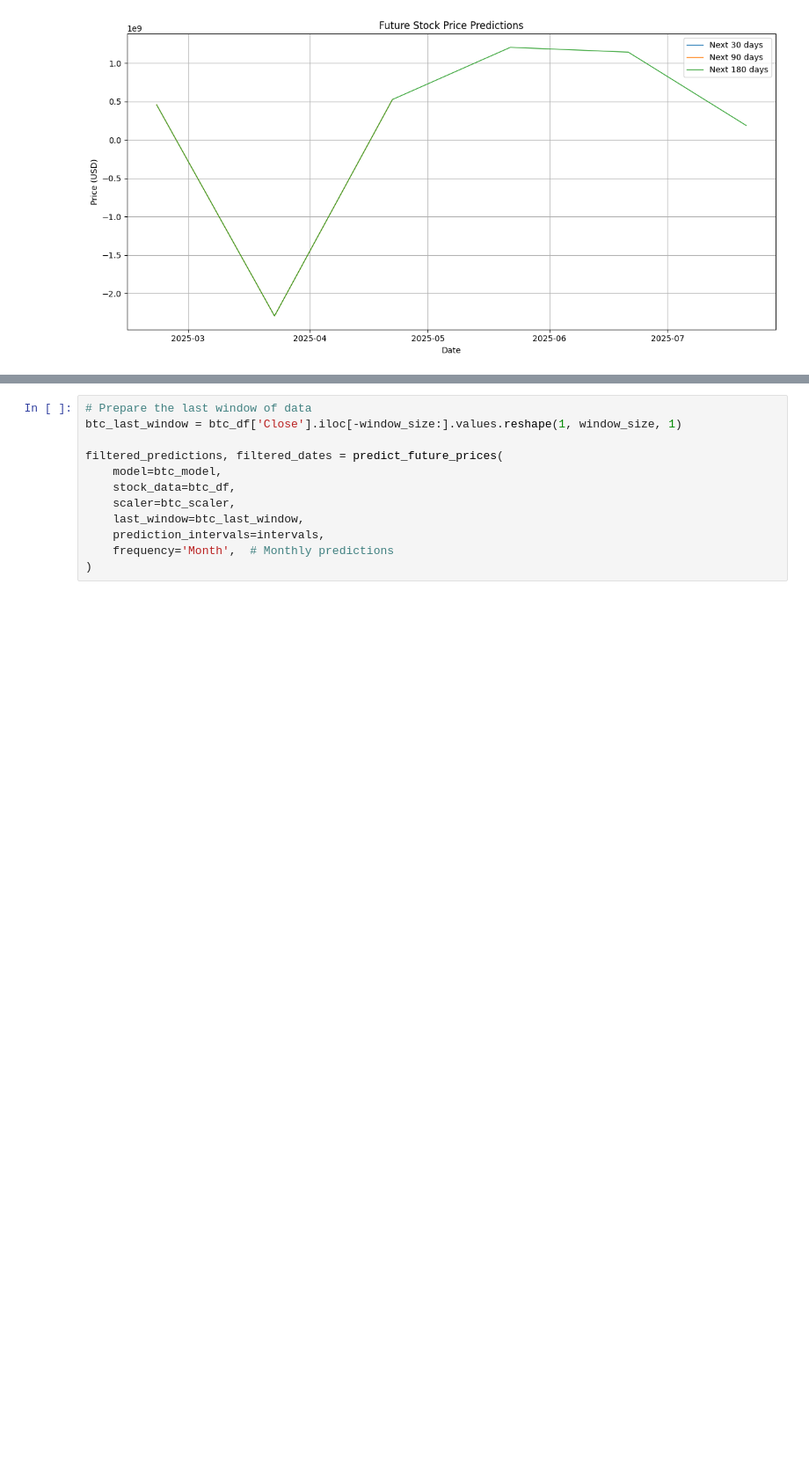
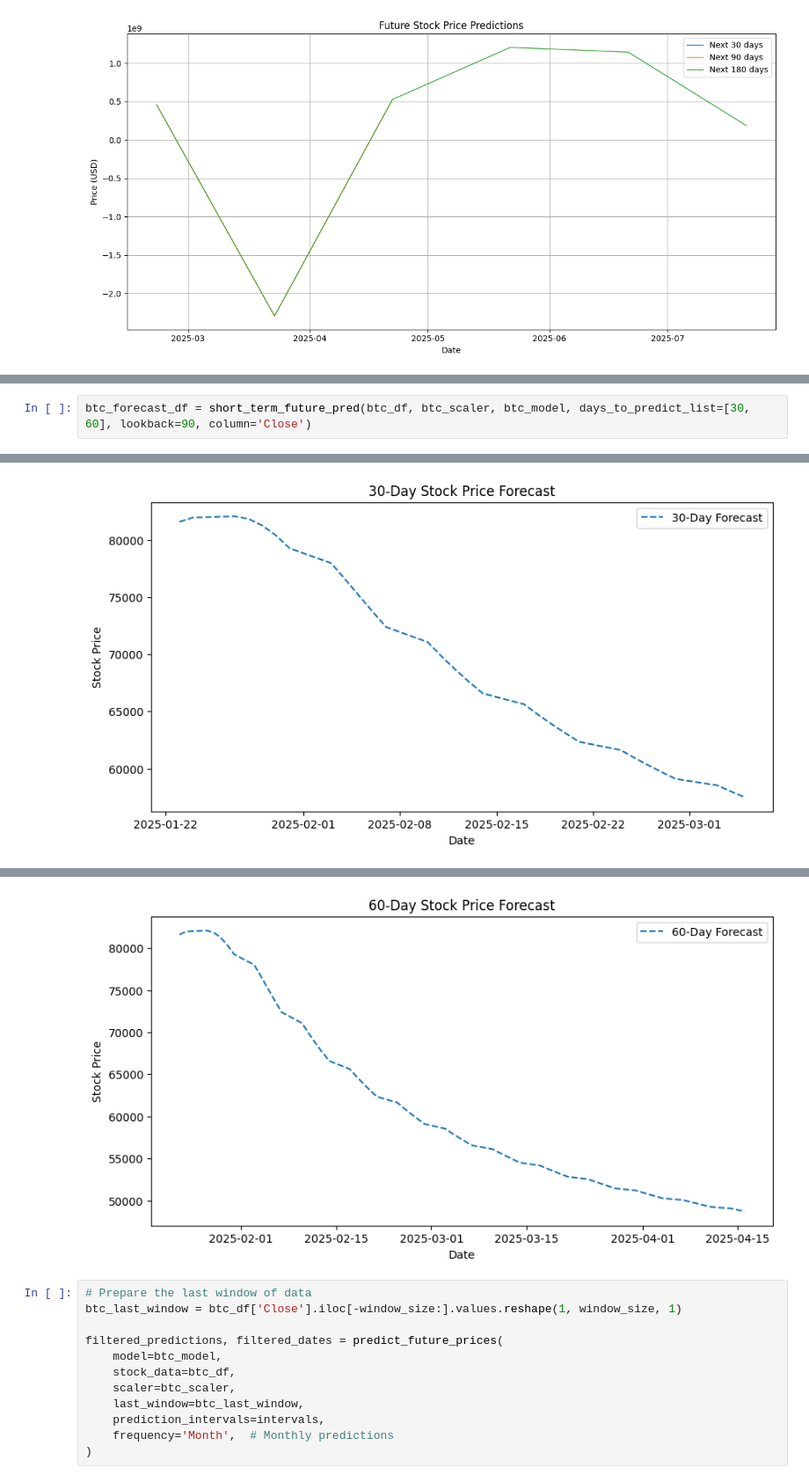
Before and after one commit to JoyChang10/Forkaia, a Jupyter notebook: task1000/stacked_lstm/stock_prediction.ipynb, the cells around one changed output, grey strips where cells are left out. Shown at 88% size. Drawn from its saved outputs; the diff is of its cells as text; blank space fills up the shorter version.

```diff
--- a/task1000/stacked_lstm/stock_prediction.ipynb
+++ b/task1000/stacked_lstm/stock_prediction.ipynb
@@ -393,0 +464,3 @@ plot_predictions(btc_y_test, btc_y_predicted, btc_scaler, btc_test_dates, tick_i
+# %%
+btc_forecast_df = short_term_future_pred(btc_df, btc_scaler, btc_model, days_to_predict_list=[30, 60], lookback=90, column='Close')
+# %% [output]
@@ -393,0 +484 @@ plot_predictions(btc_y_test, btc_y_predicted, btc_scaler, btc_test_dates, tick_i
+[figure, added]
@@ -394,3 +502,4 @@ plot_predictions(btc_y_test, btc_y_predicted, btc_scaler, btc_test_dates, tick_i
+[figure, added]
 # %%
 # Prepare the last window of data
 btc_last_window = btc_df['Close'].iloc[-window_size:].values.reshape(1, window_size, 1)
```
Also changed, not shown: parts of 18 cells of this notebook.
